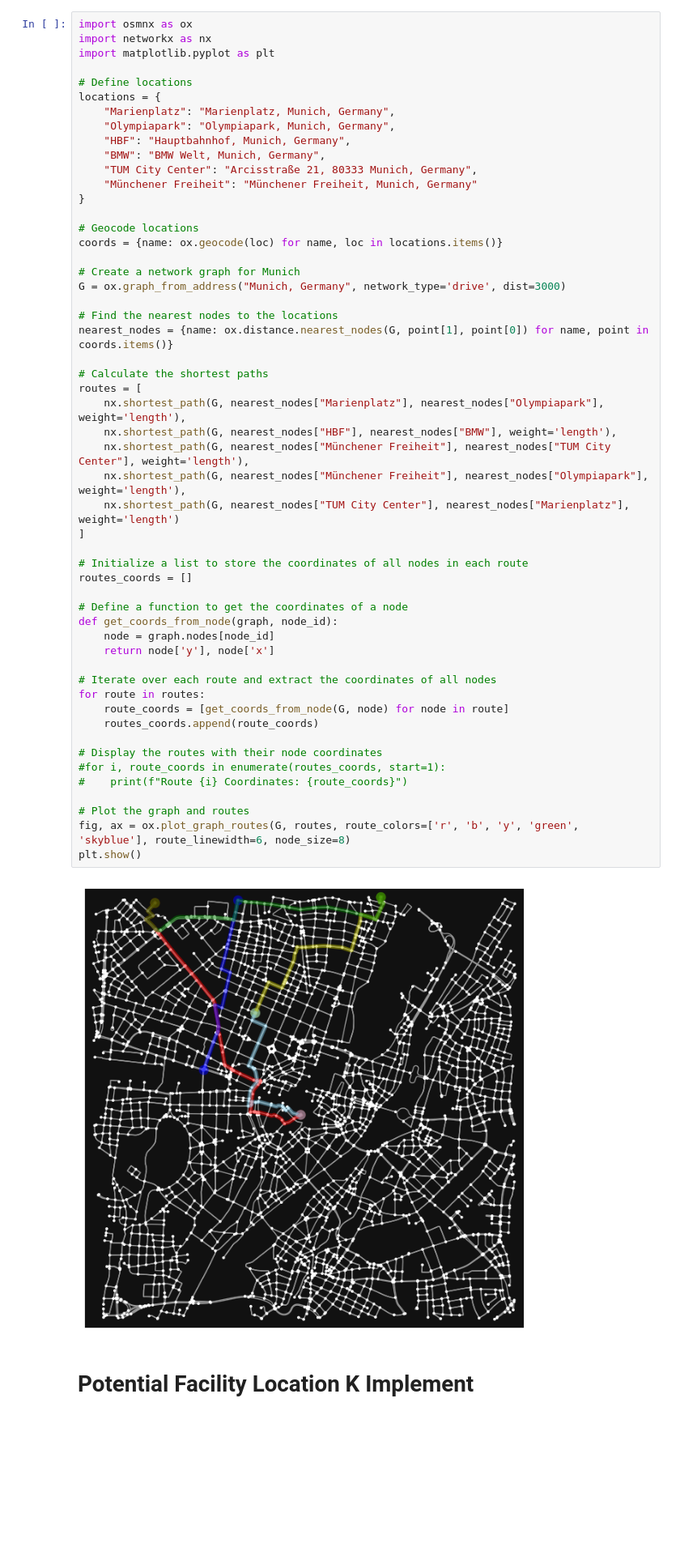
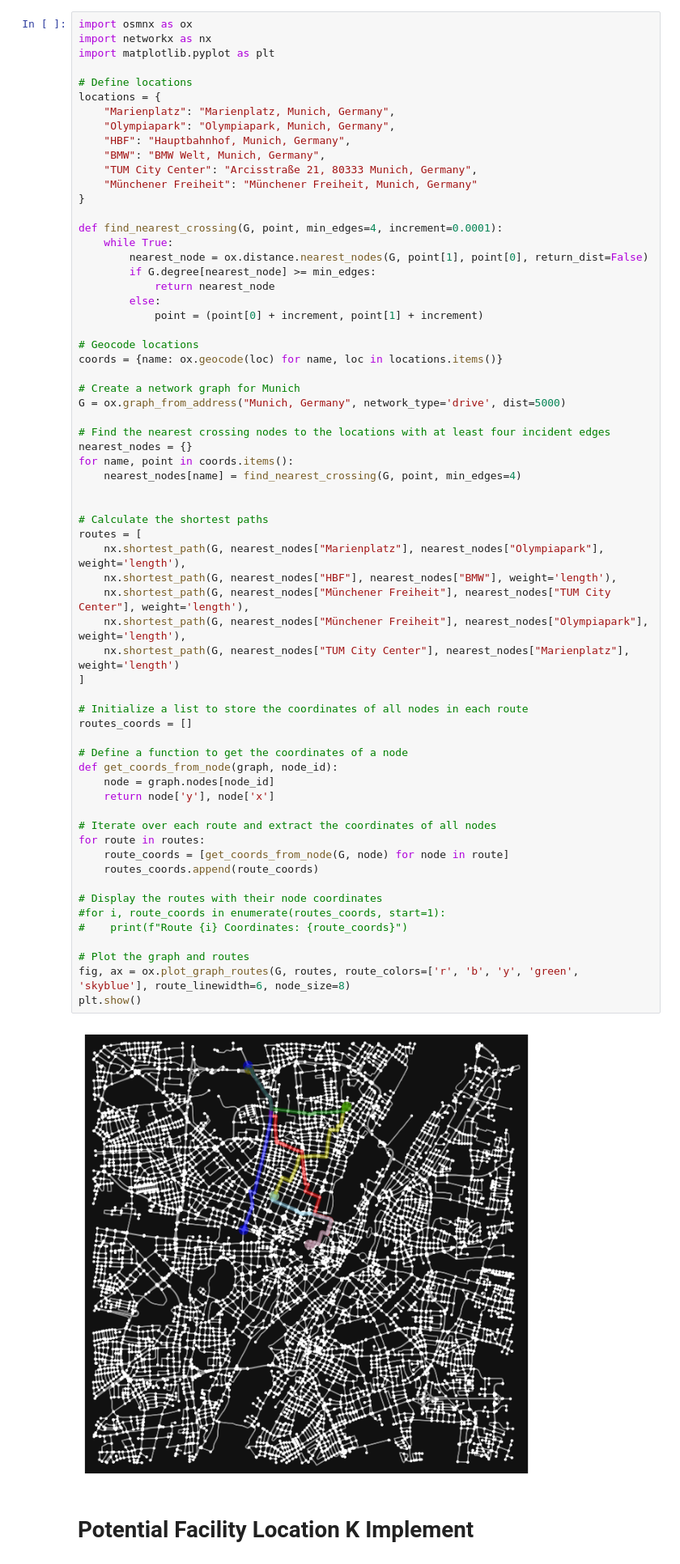
Before and after one commit to kima527/Charging-Station, a Jupyter notebook: Team_Data/Notebooks for clarification/Data processing & visualisation.ipynb, the cells around one changed output. Shown at 81% size. Drawn from its saved outputs; the diff is of its cells as text; blank space fills up the shorter version.

```diff
--- a/Team_Data/Notebooks for clarification/Data processing & visualisation.ipynb
+++ b/Team_Data/Notebooks for clarification/Data processing & visualisation.ipynb
@@ -177,46 +177,57 @@ locations = {
     "Münchener Freiheit": "Münchener Freiheit, Munich, Germany"
 }
 
+def find_nearest_crossing(G, point, min_edges=4, increment=0.0001):
+    while True:
+        nearest_node = ox.distance.nearest_nodes(G, point[1], point[0], return_dist=False)
+        if G.degree[nearest_node] >= min_edges:
+            return nearest_node
+        else:
+            point = (point[0] + increment, point[1] + increment)
+
 # Geocode locations
 coords = {name: ox.geocode(loc) for name, loc in locations.items()}
 
 # Create a network graph for Munich
-G = ox.graph_from_address("Munich, Germany", network_type='drive', dist=3000)
+G = ox.graph_from_address("Munich, Germany", network_type='drive', dist=5000)
 
-# Find the nearest nodes to the locations
-nearest_nodes = {name: ox.distance.nearest_nodes(G, point[1], point[0]) for name, point in coords.items()}
+# Find the nearest crossing nodes to the locations with at least four incident edges
+nearest_nodes = {}
+for name, point in coords.items():
+    nearest_nodes[name] = find_nearest_crossing(G, point, min_edges=4)
+
 
 # Calculate the shortest paths
 routes = [
     nx.shortest_path(G, nearest_nodes["Marienplatz"], nearest_nodes["Olympiapark"], weight='length'),
     nx.shortest_path(G, nearest_nodes["HBF"], nearest_nodes["BMW"], weight='length'),
     nx.shortest_path(G, nearest_nodes["Münchener Freiheit"], nearest_nodes["TUM City Center"], weight='length'),
     nx.shortest_path(G, nearest_nodes["Münchener Freiheit"], nearest_nodes["Olympiapark"], weight='length'),
     nx.shortest_path(G, nearest_nodes["TUM City Center"], nearest_nodes["Marienplatz"], weight='length')
 ]
 
 # Initialize a list to store the coordinates of all nodes in each route
 routes_coords = []
 
 # Define a function to get the coordinates of a node
 def get_coords_from_node(graph, node_id):
     node = graph.nodes[node_id]
     return node['y'], node['x']
 
 # Iterate over each route and extract the coordinates of all nodes
 for route in routes:
     route_coords = [get_coords_from_node(G, node) for node in route]
     routes_coords.append(route_coords)
 
 # Display the routes with their node coordinates
 #for i, route_coords in enumerate(routes_coords, start=1):
 #    print(f"Route {i} Coordinates: {route_coords}")
 
 # Plot the graph and routes
 fig, ax = ox.plot_graph_routes(G, routes, route_colors=['r', 'b', 'y', 'green', 'skyblue'], route_linewidth=6, node_size=8)
 plt.show()
 # %% [output]
-[figure, old version]
+[figure, new version]
 # %% [markdown]
 # Potential Facility Location K Implement
 # %%
```
Also changed, not shown: 6 other files.
